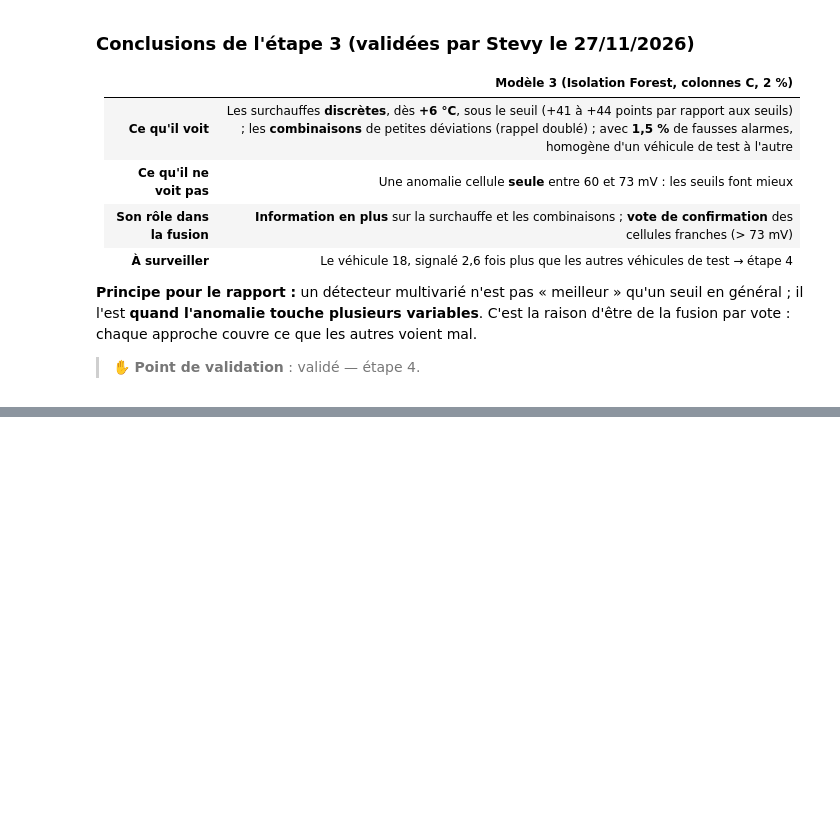
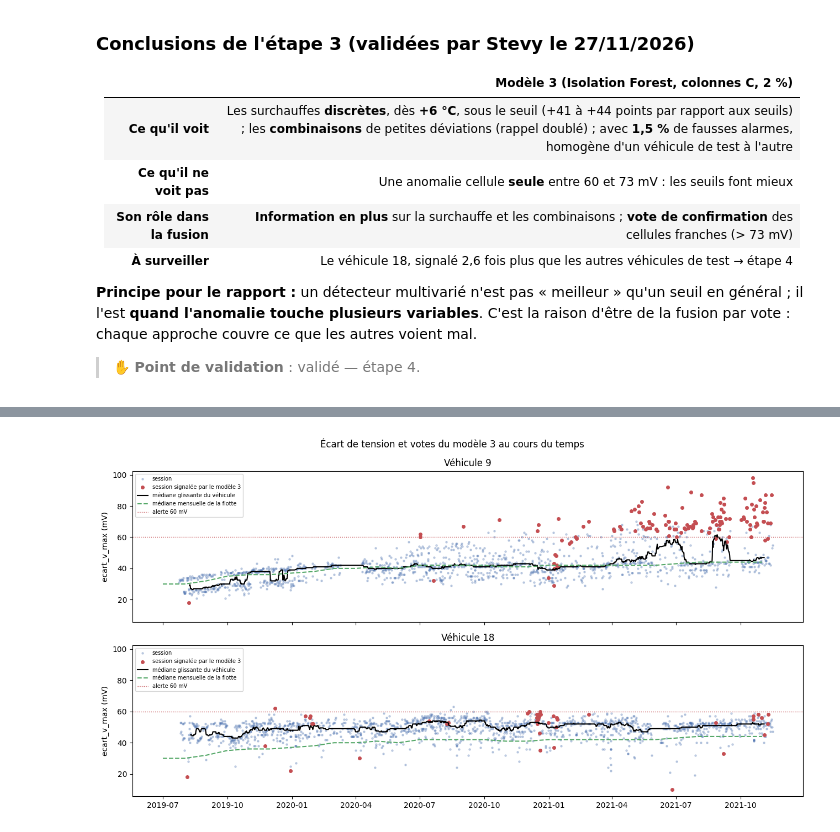
Before and after one commit to AMij0101982872/DETECTION-ANOMALIE-BATTERIE, a Jupyter notebook: notebooks/04_modele3_isolation_forest.ipynb, the cells around one changed output, grey strips where cells are left out. Drawn from its saved outputs; the diff is of its cells as text; code cells hidden in the pictures; blank space fills up the shorter version.

```diff
--- a/notebooks/04_modele3_isolation_forest.ipynb
+++ b/notebooks/04_modele3_isolation_forest.ipynb
@@ -1254,0 +1322,18 @@ H3.8 : RÉFUTÉE ❌   combinée : modèle 71% · seuils (l'un ou l'autre) 63%
+# %%
+# H4.3 — le véhicule 18 change-t-il, ou est-il différent depuis toujours ?
+fiables = suivi[suivi["fiable"]]
+mediane_annee = fiables.pivot_table(index="annee", columns="vehicle_id", values="ecart_v_max", aggfunc="median")
+evolution = pd.DataFrame({
+    "véhicule 9": mediane_annee[9],
+    "véhicule 18": mediane_annee[18],
+    "flotte (médiane des 20)": fiables.groupby("annee")["ecart_v_max"].median(),
+}) * 1000
+display(evolution.round(1).rename_axis("année (mV)"))
+
+hausse = (evolution.loc[2021] - evolution.loc[2019])
+print("Hausse 2019 → 2021 (mV) :", ", ".join(f"{k} {v:+.1f}" for k, v in hausse.items()))
+verifier("H4.3", hausse["véhicule 18"] >= 5,
+         f"véhicule 18 : {hausse['véhicule 18']:+.1f} mV · flotte : {hausse['flotte (médiane des 20)']:+.1f} mV · véhicule 9 : {hausse['véhicule 9']:+.1f} mV")
+
+taux_v18 = suivi[suivi["vehicle_id"] == 18].groupby("annee")["vote"].mean()
+display(taux_v18.rename("taux signalé (véhicule 18)").to_frame().T)
@@ -1254,0 +1388,22 @@ H3.8 : RÉFUTÉE ❌   combinée : modèle 71% · seuils (l'un ou l'autre) 63%
+# %%
+fig, axes = plt.subplots(2, 1, figsize=(13, 7), sharex=True, sharey=True)
+mediane_flotte_mois = fiables.set_index("debut")["ecart_v_max"].resample("MS").median()
+for ax, v in zip(axes, [9, 18]):
+    d = suivi[(suivi["vehicle_id"] == v) & suivi["fiable"]].sort_values("debut")
+    ax.scatter(d["debut"], d["ecart_v_max"] * 1000, s=5, alpha=0.3, color="#4C72B0", label="session")
+    s = d[d["vote"] == 1]
+    ax.scatter(s["debut"], s["ecart_v_max"] * 1000, s=16, color="#C44E52", label="session signalée par le modèle 3")
+    ax.plot(d["debut"], d["ecart_v_max"].rolling(50, center=True).median() * 1000, color="black",
+            linewidth=1.5, label="médiane glissante du véhicule")
+    ax.plot(mediane_flotte_mois.index, mediane_flotte_mois * 1000, color="#55A868", linewidth=1.5,
+            linestyle="--", label="médiane mensuelle de la flotte")
+    ax.axhline(ECART_TENSION_ALERTE * 1000, color="#C44E52", linestyle=":", linewidth=1, label="alerte 60 mV")
+    ax.set_ylabel("ecart_v_max (mV)")
+    ax.set_title(f"Véhicule {v}")
+    ax.legend(fontsize=7, loc="upper left")
+fig.suptitle("Écart de tension et votes du modèle 3 au cours du temps")
+fig.tight_layout()
+fig.savefig(FIGURES_DIR / "if_vehicules_9_18.png", dpi=120)
+plt.show()
+# %% [output]
+[figure, added]
```
Also changed, not shown: parts of 11 cells of this notebook, 1 other file.
